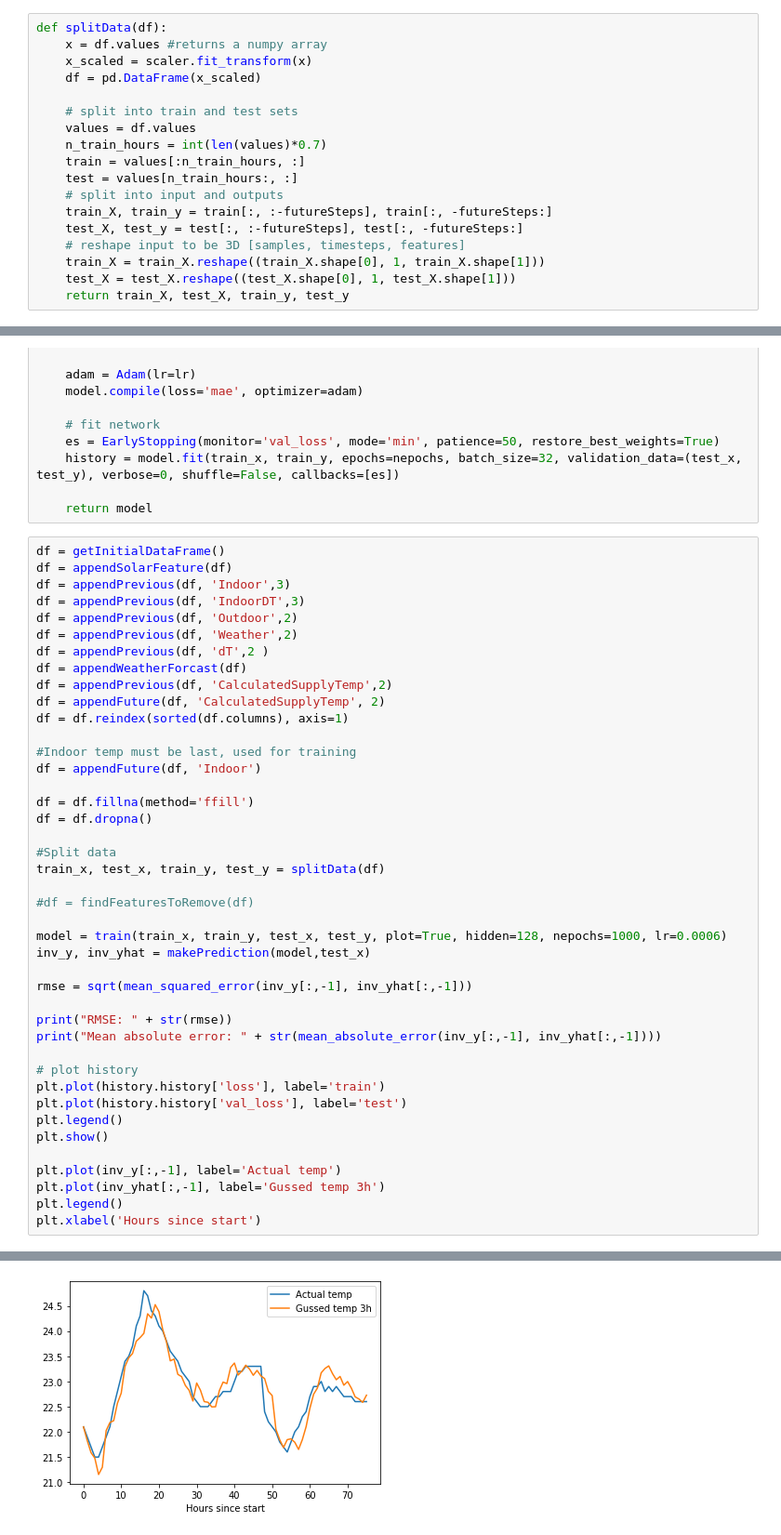
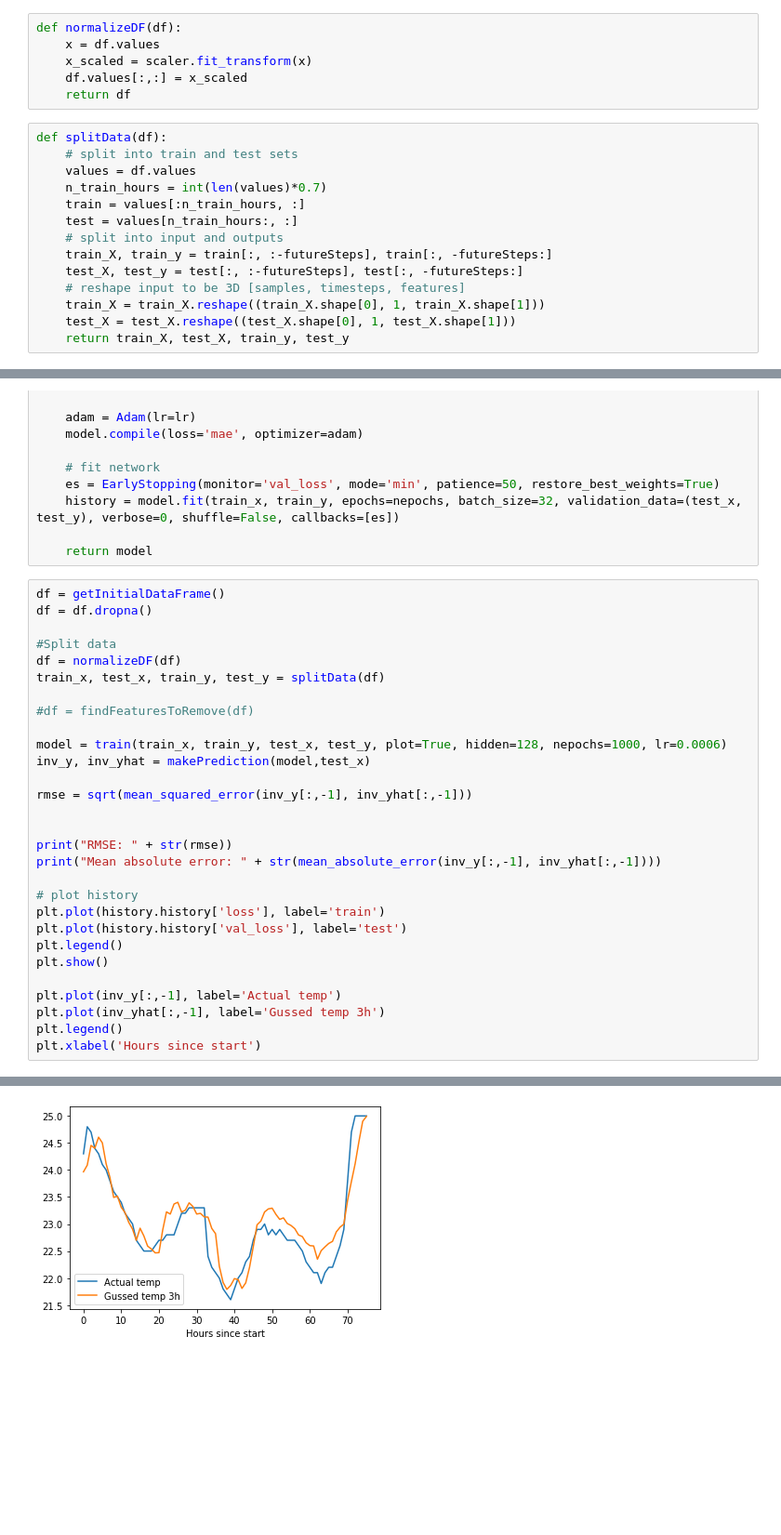
Before and after one commit to dakesson/nibepi_datascience, a Jupyter notebook: nibepi_model.ipynb, the cells around one changed output, grey strips where cells are left out. Shown at 93% size. Drawn from its saved outputs; the diff is of its cells as text; blank space fills up the shorter version.

```diff
--- a/nibepi_model.ipynb
+++ b/nibepi_model.ipynb
@@ -184,12 +199,14 @@ def findFeaturesToRemove(df):
             return newdf
         else:
             newdf.drop(columns=dropcol)
+# %%
+def normalizeDF(df):
+    x = df.values
+    x_scaled = scaler.fit_transform(x)
+    df.values[:,:] = x_scaled
+    return df
 # %%
 def splitData(df):
-    x = df.values #returns a numpy array
-    x_scaled = scaler.fit_transform(x)
-    df = pd.DataFrame(x_scaled)
-
     # split into train and test sets
     values = df.values
     n_train_hours = int(len(values)*0.7)
@@ -238,24 +255,10 @@ def train(train_x, train_y, test_x, test_y, plot = False, hidden = 50, nepochs =
     return model
 # %%
 df = getInitialDataFrame()
-df = appendSolarFeature(df)
-df = appendPrevious(df, 'Indoor',3)
-df = appendPrevious(df, 'IndoorDT',3)
-df = appendPrevious(df, 'Outdoor',2)
-df = appendPrevious(df, 'Weather',2)
-df = appendPrevious(df, 'dT',2 )
-df = appendWeatherForcast(df)
-df = appendPrevious(df, 'CalculatedSupplyTemp',2)
-df = appendFuture(df, 'CalculatedSupplyTemp', 2)
-df = df.reindex(sorted(df.columns), axis=1)
-
-#Indoor temp must be last, used for training
-df = appendFuture(df, 'Indoor')
-
-df = df.fillna(method='ffill')
 df = df.dropna()
 
 #Split data
+df = normalizeDF(df)
 train_x, test_x, train_y, test_y = splitData(df)
 
 #df = findFeaturesToRemove(df)
@@ -264,6 +267,7 @@ model = train(train_x, train_y, test_x, test_y, plot=True, hidden=128, nepochs=1
 inv_y, inv_yhat = makePrediction(model,test_x)
 
 rmse = sqrt(mean_squared_error(inv_y[:,-1], inv_yhat[:,-1]))
+
 
 print("RMSE: " + str(rmse))
 print("Mean absolute error: " + str(mean_absolute_error(inv_y[:,-1], inv_yhat[:,-1])))
@@ -284,5 +288,5 @@ Mean absolute error: 0.21041087363448308
 [figure]
 Text(0.5, 0, 'Hours since start')
-[figure, old version]
+[figure, new version]
 # %%
 
```
Also changed, not shown: parts of 5 cells of this notebook.
